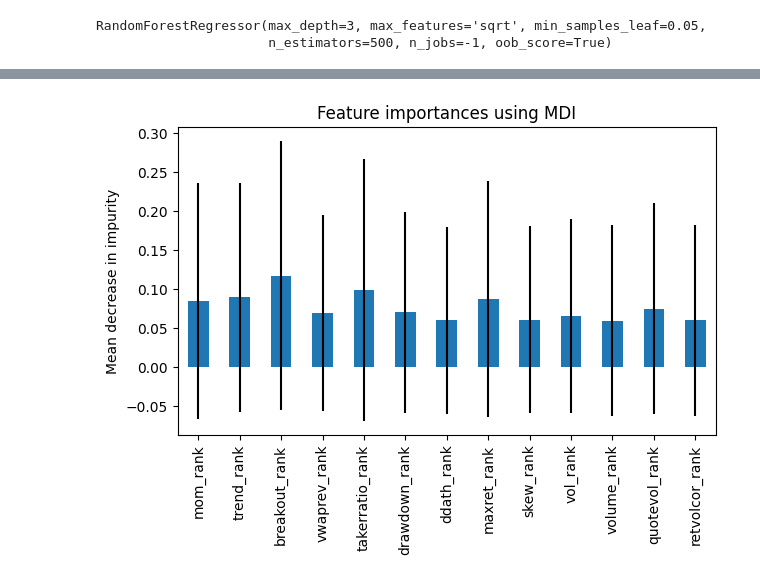
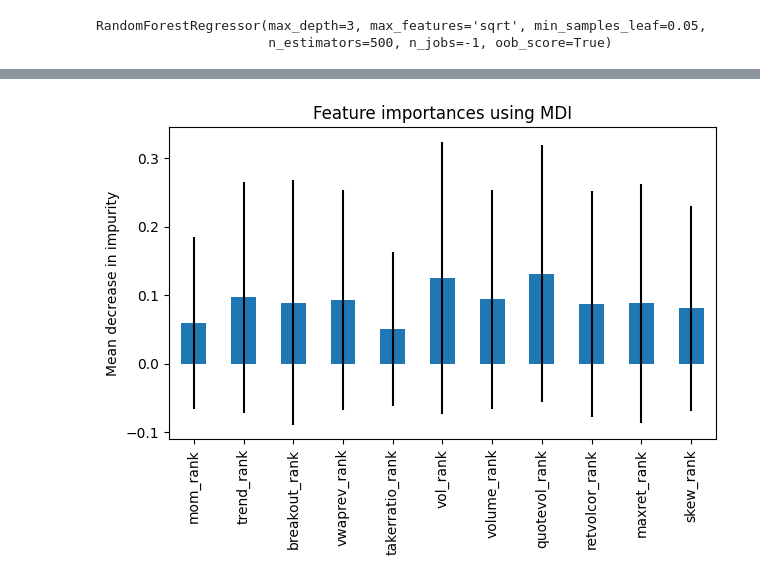
Before and after one commit to kcf1/Multistrat, a Jupyter notebook: strategies/research/double_sort.ipynb, the cells around one changed output, grey strips where cells are left out. Saved outputs shown, nothing was run; the diff lists cells and outputs as text; code cells hidden in the pictures.

```diff
--- a/strategies/research/double_sort.ipynb
+++ b/strategies/research/double_sort.ipynb
@@ -290,9 +325,10 @@ df['volume_bin'] = (df['volume_rank'] * 3).astype(int).clip(0,2)
 # %%
-from datetime import timedelta
+from datetime import timedelta,datetime
 
 hi = df['ts'].max()
 lo = df['ts'].min()
-mid = lo + (hi - lo) * 0.9
+mid = lo + (hi - lo) * 0.6
+mid = datetime(2026,1,1)
 # %%
 train_df = df[df['ts'] < mid]
 test_df = df[df['ts'] > mid]
@@ -427,8 +470,8 @@ np.float64(0.050440184183799)
 from sklearn.ensemble import RandomForestRegressor
 from xgboost import XGBRegressor
 # %%
-x_cols = ['mom_rank','trend_rank','breakout_rank','vwaprev_rank','takerratio_rank','drawdown_rank','ddath_rank','maxret_rank','skew_rank','vol_rank','volume_rank','quotevol_rank','retvolcor_rank']
-y_cols = ['ts','symbol','vol_weight','fwd_return','vol_weighted_return','vol_weighted_return2','vol_weighted_return3','vol_weighted_return4','fwd_return2','fwd_return3','fwd_return4']
+x_cols = ['mom_rank','trend_rank','breakout_rank','vwaprev_rank','takerratio_rank','vol_rank','volume_rank','quotevol_rank','retvolcor_rank','maxret_rank','skew_rank']
+y_cols = ['ts','symbol','vol_weight','fwd_return','vol_weighted_return','vol_weighted_return_fwd']
 
 train_x,train_y = train_df[x_cols],train_df[y_cols]
 test_x,test_y = test_df[x_cols],test_df[y_cols]
@@ -445,18 +508,21 @@ RandomForestRegressor(max_depth=3, max_features='sqrt', min_samples_leaf=0.05,
                       n_estimators=500, n_jobs=-1, oob_score=True)
 # %%
 import time
-start_time = time.time()
-importances = model.feature_importances_
-std = np.std([tree.feature_importances_ for tree in model.estimators_], axis=0)
-elapsed_time = time.time() - start_time
+try:
+    start_time = time.time()
+    importances = model.feature_importances_
+    std = np.std([tree.feature_importances_ for tree in model.estimators_], axis=0)
+    elapsed_time = time.time() - start_time
 
-print(f"Elapsed time to compute the importances: {elapsed_time:.3f} seconds")
+    print(f"Elapsed time to compute the importances: {elapsed_time:.3f} seconds")
 
-forest_importances = pd.Series(importances, index=model.feature_names_in_)
+    forest_importances = pd.Series(importances, index=model.feature_names_in_)
 
-fig, ax = plt.subplots()
-forest_importances.plot.bar(yerr=std, ax=ax)
-ax.set_title("Feature importances using MDI")
-ax.set_ylabel("Mean decrease in impurity")
-fig.tight_layout()
+    fig, ax = plt.subplots()
+    forest_importances.plot.bar(yerr=std, ax=ax)
+    ax.set_title("Feature importances using MDI")
+    ax.set_ylabel("Mean decrease in impurity")
+    fig.tight_layout()
+except Exception as e:
+    print(e)
 # %% [output]
@@ -464,4 +530,4 @@ Elapsed time to compute the importances: 0.055 seconds
-[figure, old version]
+[figure, new version]
 # %%
 train_y['pred'] = model.predict(train_x)
 train_y['pred_rank'] = train_y.groupby(['ts'])['pred'].rank(pct=True)
```
Also changed, not shown: parts of 28 cells of this notebook.
